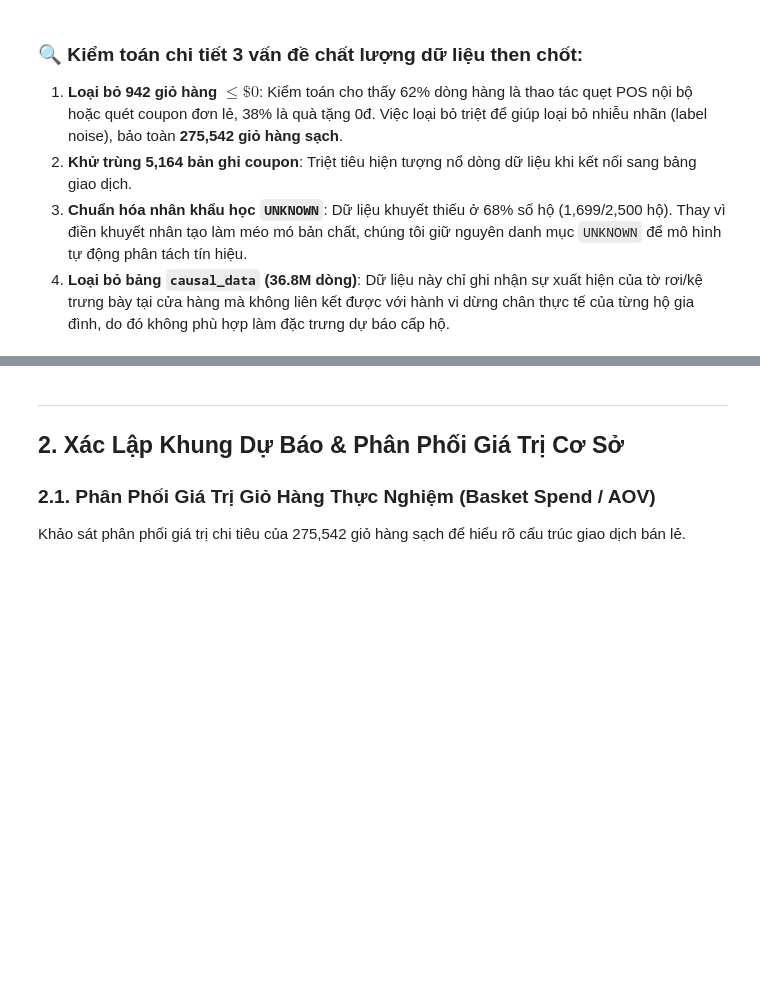
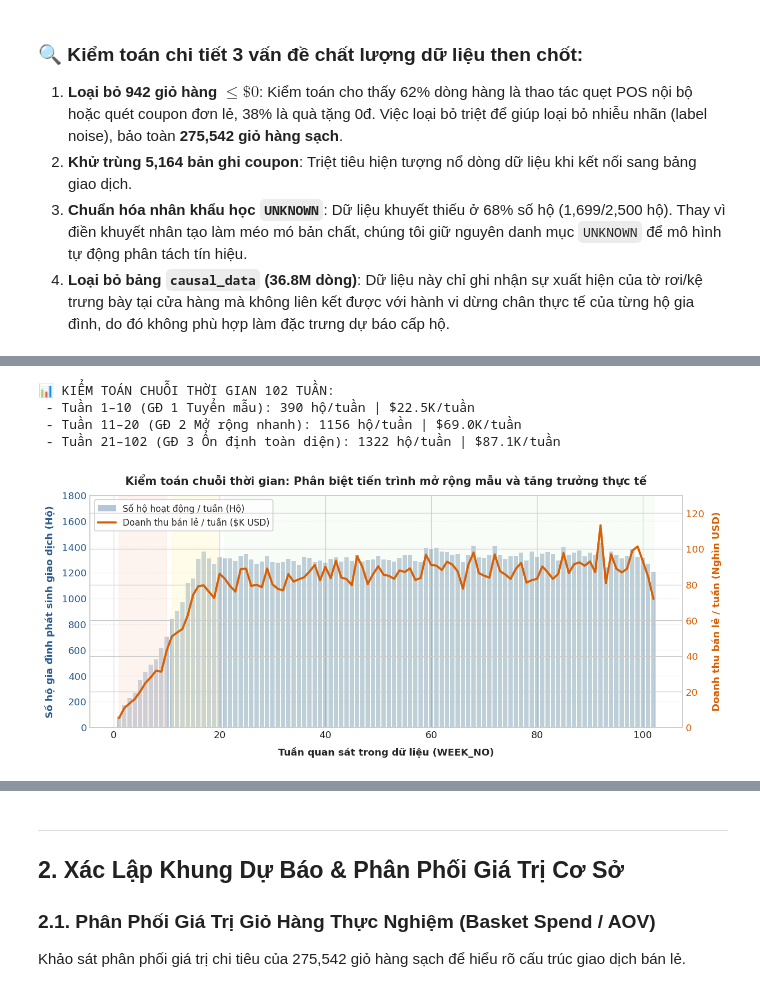
Before and after one commit to kien3007/purchasing-propensity-model, a Jupyter notebook: notebooks/01_eda_and_data_quality.ipynb, the cells around one changed output, grey strips where cells are left out. Cells and saved outputs as stored; diff of their text form; code cells hidden in the pictures; blank space fills up the shorter version.

Commit message:
feat(notebook): update 01_eda_and_data_quality notebook with 6 deep-dive insights and executed outputs

```diff
--- a/notebooks/01_eda_and_data_quality.ipynb
+++ b/notebooks/01_eda_and_data_quality.ipynb
@@ -346,0 +350,58 @@ print(f" => Kết luận: Việc loại 942 giỏ hàng phi thương mại giúp
+# %%
+# 4. Kiểm toán chuỗi thời gian tuần (Panel Onboarding vs Revenue)
+q_weekly = """
+WITH weekly AS (
+    SELECT
+        WEEK_NO,
+        COUNT(DISTINCT household_key) as active_hh,
+        SUM(SALES_VALUE) as total_sales
+    FROM df_trans
+    WHERE SALES_VALUE > 0
+    GROUP BY WEEK_NO
+    ORDER BY WEEK_NO
+)
+SELECT * FROM weekly;
+"""
+df_weekly = con.execute(q_weekly).df()
+
+print("📊 KIỂM TOÁN CHUỖI THỜI GIAN 102 TUẦN:")
+w1_10 = df_weekly[df_weekly['WEEK_NO'] <= 10]
+w11_20 = df_weekly[(df_weekly['WEEK_NO'] > 10) & (df_weekly['WEEK_NO'] <= 20)]
+w21_102 = df_weekly[df_weekly['WEEK_NO'] > 20]
+print(f" - Tuần 1–10 (GĐ 1 Tuyển mẫu): {w1_10['active_hh'].mean():.0f} hộ/tuần | ${w1_10['total_sales'].mean()/1000:.1f}K/tuần")
+print(f" - Tuần 11–20 (GĐ 2 Mở rộng nhanh): {w11_20['active_hh'].mean():.0f} hộ/tuần | ${w11_20['total_sales'].mean()/1000:.1f}K/tuần")
+print(f" - Tuần 21–102 (GĐ 3 Ổn định toàn diện): {w21_102['active_hh'].mean():.0f} hộ/tuần | ${w21_102['total_sales'].mean()/1000:.1f}K/tuần")
+
+fig, ax1 = plt.subplots(figsize=(11, 4.8))
+ax2 = ax1.twinx()
+
+color_hh = '#2b5c8f'
+bars = ax1.bar(df_weekly['WEEK_NO'], df_weekly['active_hh'], color=color_hh, alpha=0.35, width=0.8, label='Số hộ hoạt động / tuần (Hộ)')
+ax1.set_xlabel('Tuần quan sát trong dữ liệu (WEEK_NO)', fontsize=11, fontweight='bold', labelpad=8)
+ax1.set_ylabel('Số hộ gia đình phát sinh giao dịch (Hộ)', fontsize=11, fontweight='bold', color=color_hh, labelpad=8)
+ax1.tick_params(axis='y', labelcolor=color_hh)
+ax1.set_ylim(0, 1800)
+
+color_sales = '#d95f02'
+line = ax2.plot(df_weekly['WEEK_NO'], df_weekly['total_sales'] / 1000.0, color=color_sales, linewidth=2.4, label='Doanh thu bán lẻ / tuần ($K USD)')
+ax2.set_ylabel('Doanh thu bán lẻ / tuần (Nghìn USD)', fontsize=11, fontweight='bold', color=color_sales, labelpad=8)
+ax2.tick_params(axis='y', labelcolor=color_sales)
+ax2.set_ylim(0, 130)
+
+ax1.axvspan(1, 10, color='#fee0d2', alpha=0.35)
+ax1.axvspan(11, 20, color='#fff7bc', alpha=0.30)
+ax1.axvspan(21, 102, color='#e5f5e0', alpha=0.20)
+
+l1, lb1 = ax1.get_legend_handles_labels()
+l2, lb2 = ax2.get_legend_handles_labels()
+ax1.legend(l1 + l2, lb1 + lb2, loc='upper left', frameon=True, facecolor='white', framealpha=0.95, edgecolor='#cccccc', fontsize=10)
+ax1.set_title("Kiểm toán chuỗi thời gian: Phân biệt tiến trình mở rộng mẫu và tăng trưởng thực tế", fontsize=12.5, fontweight='bold', pad=12)
+ax1.grid(True, linestyle='--', alpha=0.35, axis='y')
+fig.tight_layout()
+plt.show()
+# %% [output]
+📊 KIỂM TOÁN CHUỖI THỜI GIAN 102 TUẦN:
+ - Tuần 1–10 (GĐ 1 Tuyển mẫu): 390 hộ/tuần | $22.5K/tuần
+ - Tuần 11–20 (GĐ 2 Mở rộng nhanh): 1156 hộ/tuần | $69.0K/tuần
+ - Tuần 21–102 (GĐ 3 Ổn định toàn diện): 1322 hộ/tuần | $87.1K/tuần
+[figure, added]
```
Also changed, not shown: parts of 30 cells of this notebook.
